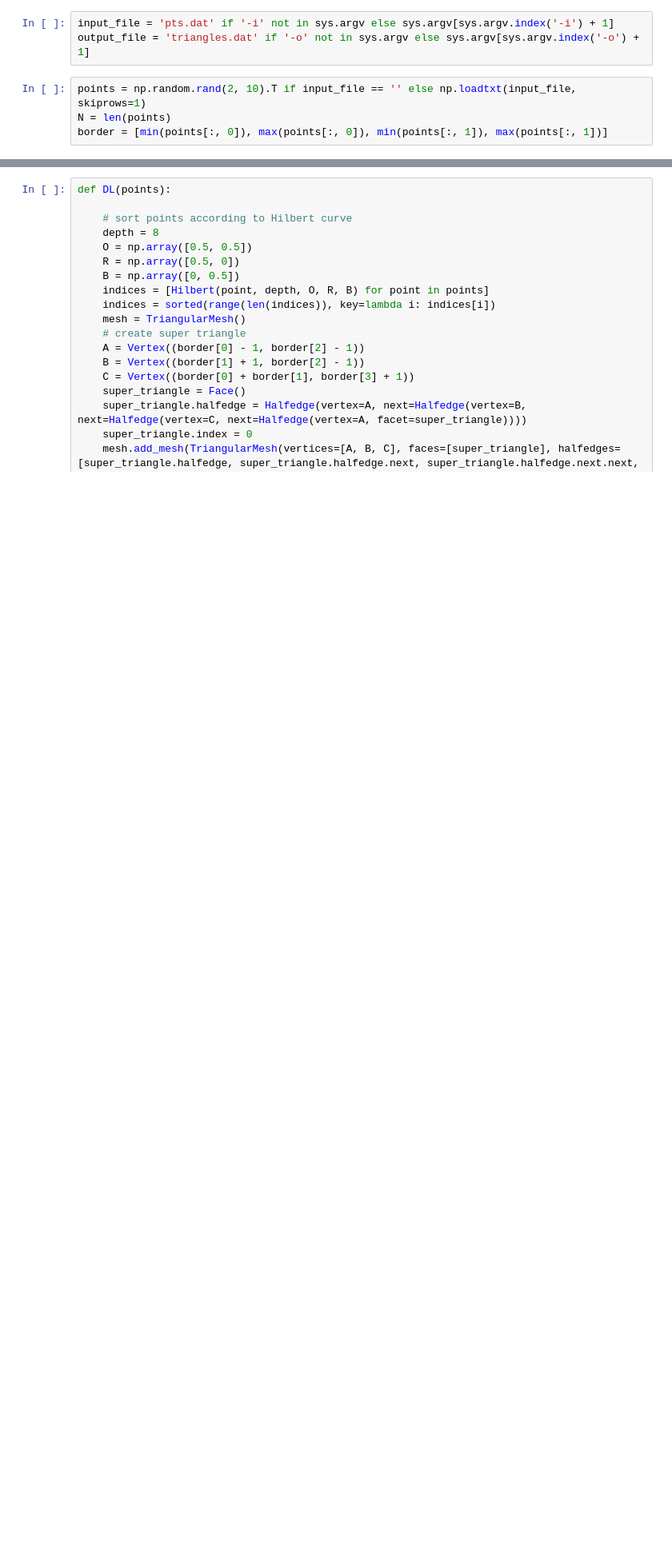
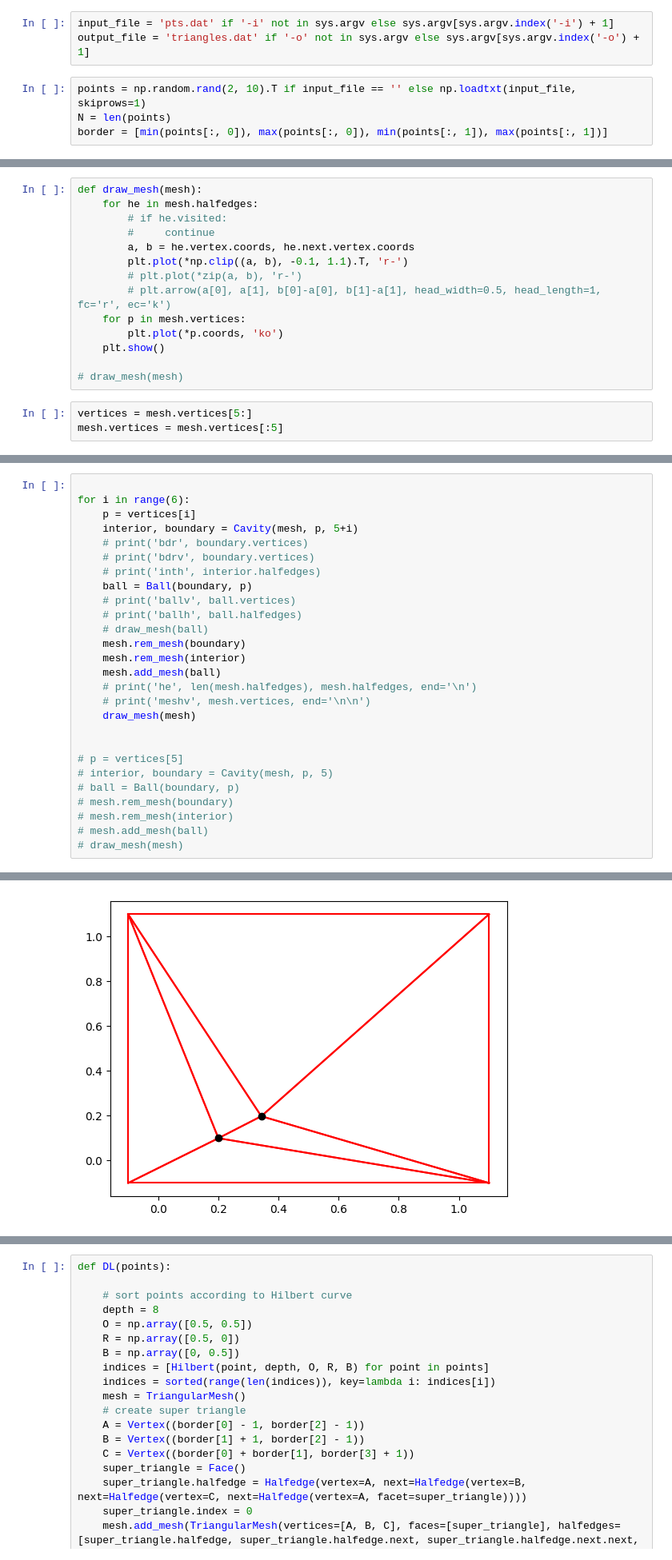
Before and after one commit to DanS1024/Delauney-Triangulation, a Jupyter notebook: delauney.ipynb, the cells around one changed output, grey strips where cells are left out. Shown: that part at 80% size. Drawn from its saved outputs; the diff is of its cells as text; blank space fills up the shorter version.

```diff
--- a/delauney.ipynb
+++ b/delauney.ipynb
@@ -242,0 +355,17 @@ def Cavity(mesh, p, ind):
+# %%
+def draw_mesh(mesh):
+    for he in mesh.halfedges:
+        # if he.visited:
+        #     continue
+        a, b = he.vertex.coords, he.next.vertex.coords
+        plt.plot(*np.clip((a, b), -0.1, 1.1).T, 'r-')
+        # plt.plot(*zip(a, b), 'r-')
+        # plt.arrow(a[0], a[1], b[0]-a[0], b[1]-a[1], head_width=0.5, head_length=1, fc='r', ec='k')
+    for p in mesh.vertices:
+        plt.plot(*p.coords, 'ko')
+    plt.show()
+
+# draw_mesh(mesh)
+# %%
+vertices = mesh.vertices[5:]
+mesh.vertices = mesh.vertices[:5]
@@ -242,0 +394,28 @@ def Cavity(mesh, p, ind):
+# %%
+
+for i in range(6):
+    p = vertices[i]
+    interior, boundary = Cavity(mesh, p, 5+i)
+    # print('bdr', boundary.vertices)
+    # print('bdrv', boundary.vertices)
+    # print('inth', interior.halfedges)
+    ball = Ball(boundary, p)
+    # print('ballv', ball.vertices)
+    # print('ballh', ball.halfedges)
+    # draw_mesh(ball)
+    mesh.rem_mesh(boundary)
+    mesh.rem_mesh(interior)
+    mesh.add_mesh(ball)
+    # print('he', len(mesh.halfedges), mesh.halfedges, end='\n')
+    # print('meshv', mesh.vertices, end='\n\n')
+    draw_mesh(mesh)
+
+
+# p = vertices[5]
+# interior, boundary = Cavity(mesh, p, 5)
+# ball = Ball(boundary, p)
+# mesh.rem_mesh(boundary)
+# mesh.rem_mesh(interior)
+# mesh.add_mesh(ball)
+# draw_mesh(mesh)
+# %% [output]
@@ -242,0 +425 @@ def Cavity(mesh, p, ind):
+[figure, added]
```
Also changed, not shown: parts of 46 cells of this notebook, 13 other files.
